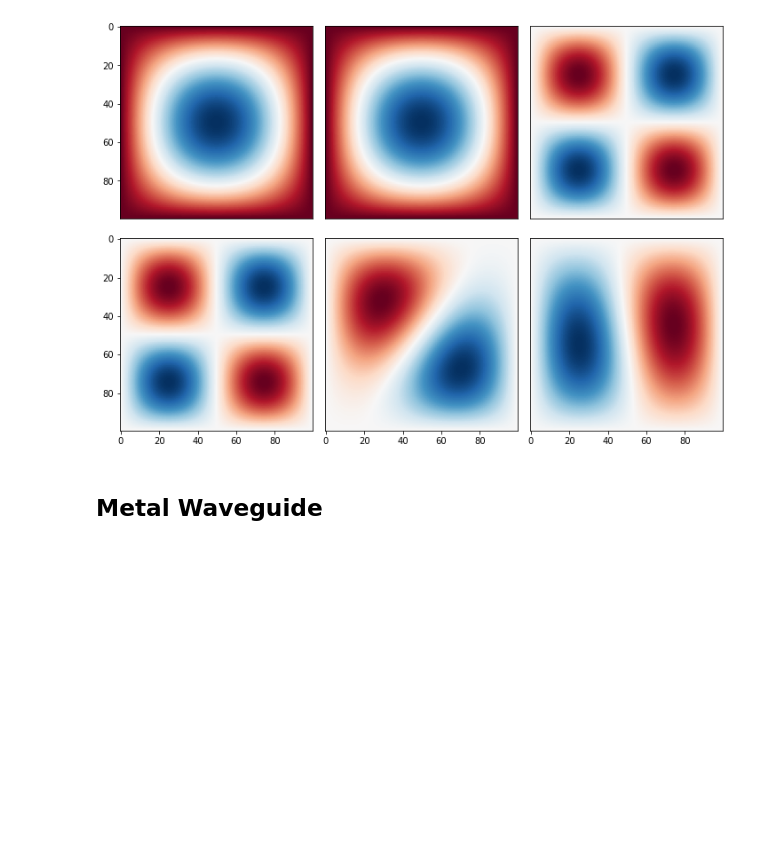
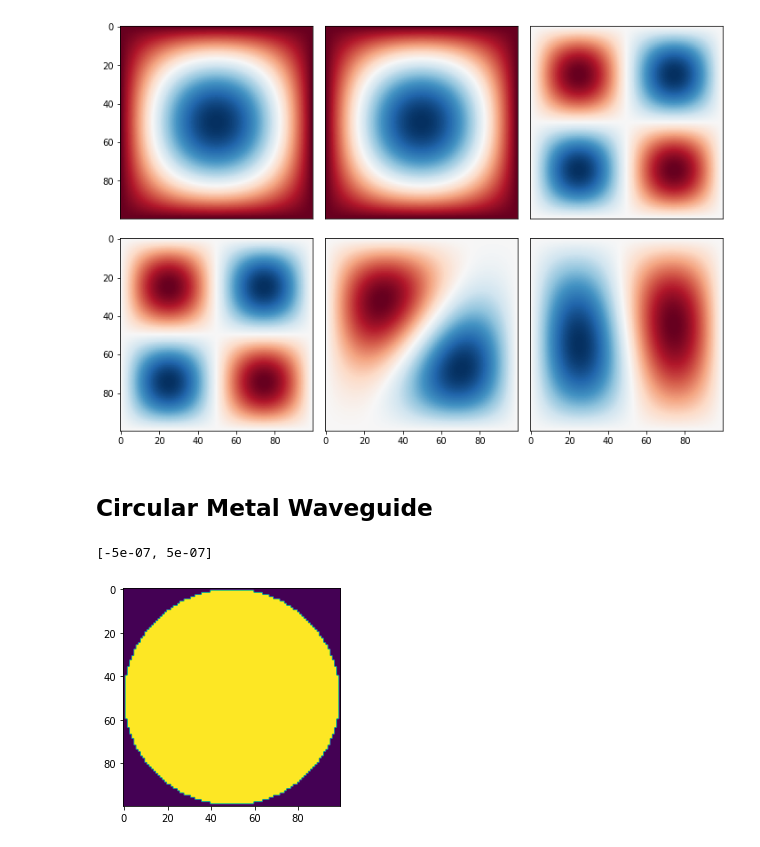
Before and after one commit to zhaonat/eigenwell, a Jupyter notebook: notebooks/3D perfect metal waveguide solve.ipynb, the cells around one changed output. Drawn from its saved outputs; the diff is of its cells as text; code cells hidden in the pictures; blank space fills up the shorter version.

Commit message:
cylindrical 3d metal waveguide

```diff
--- a/notebooks/3D perfect metal waveguide solve.ipynb
+++ b/notebooks/3D perfect metal waveguide solve.ipynb
@@ -191,4 +191,4 @@ plt.show();
 # %%
 ## try to do a 3d plot of this waveguide
 # %% [markdown]
-## Metal Waveguide
+## Circular Metal Waveguide
@@ -202,0 +195,26 @@ plt.show();
+# %%
+# ## use eigs
+# from eigenwell.src.eigen_guide import *
+# fd = grid.FiniteDifference(dL,N)
+
+# eigen3D = EigenGuide3D(epsilon, fd)
+print(xrange)
+
+x = np.linspace(xrange[0],xrange[1], N[0])
+y = np.linspace(yrange[0], yrange[1], N[1])
+
+X,Y = np.meshgrid(x,y)
+
+eps_r = np.ones(N);
+mask = np.zeros(N);
+mask[X**2+Y**2<(5e-7)**2] = 1;
+plt.imshow(mask)
+
+pec_pmc_obj.set_custom_mask(mask);
+
+Mcircle = sp.bmat([[pec_pmc_obj.mask,None],[None,pec_pmc_obj.mask]]);
+
+Acirc = omega**2*MU0*Tep + Mcircle@(Tep@(Dop1)@invTez@(Dop2)  + Dop3@Dop4)@Mcircle
+# %% [output]
+[-5e-07, 5e-07]
+[figure, added]
```
Also changed, not shown: parts of 7 cells of this notebook, 4 other files.
